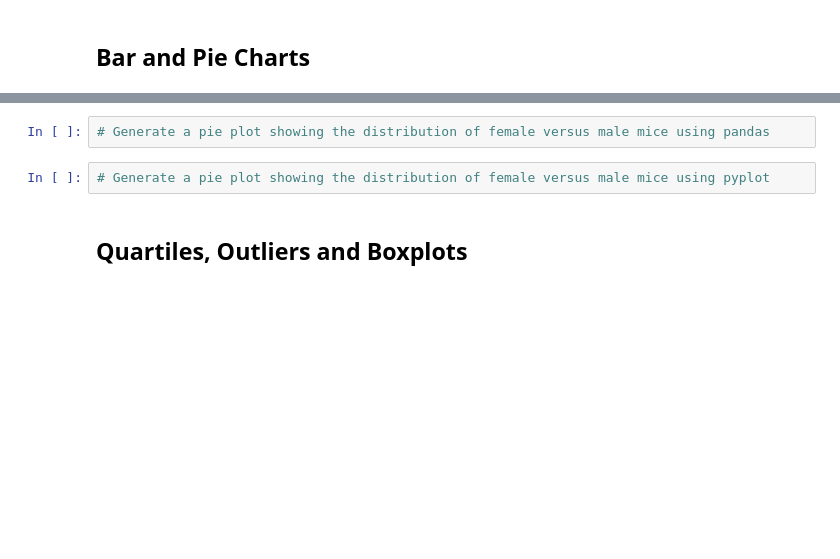
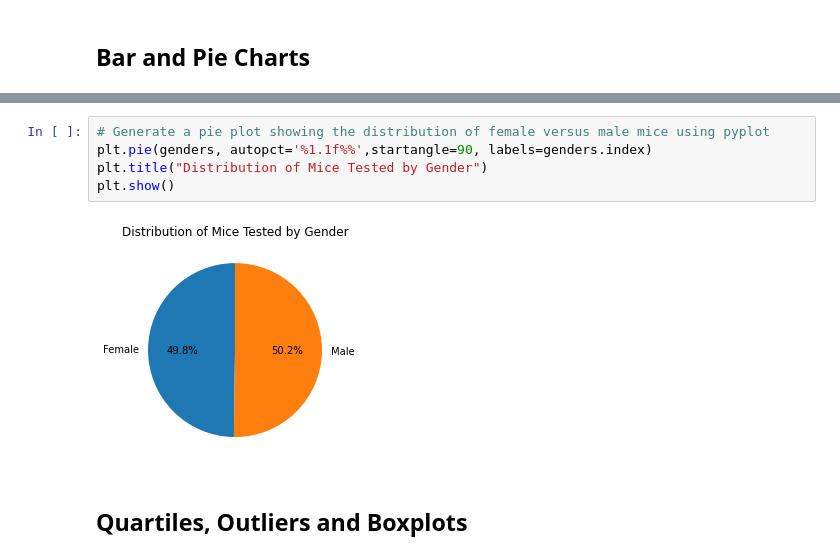
Before and after one commit to MarcyVampQueen/Matplotlib-challenge, a Jupyter notebook: Pymaceuticals/pymaceuticals_starter.ipynb, the cells around one changed output, grey strips where cells are left out. Cells and saved outputs as stored; diff of their text form; blank space fills up the shorter version.

```diff
--- a/Pymaceuticals/pymaceuticals_starter.ipynb
+++ b/Pymaceuticals/pymaceuticals_starter.ipynb
@@ -115,7 +139,10 @@ regimens["Tumor Volume (mm3)"].agg(func=['mean','median','var','std','sem'])
 # %%
-# Generate a pie plot showing the distribution of female versus male mice using pandas
+# Generate a pie plot showing the distribution of female versus male mice using pyplot
+plt.pie(genders, autopct='%1.1f%%',startangle=90, labels=genders.index)
+plt.title("Distribution of Mice Tested by Gender")
+plt.show()
+# %% [output]
+[figure, added]
-# %%
-# Generate a pie plot showing the distribution of female versus male mice using pyplot
 # %% [markdown]
 ## Quartiles, Outliers and Boxplots
 # %%
```
Also changed, not shown: parts of 3 cells of this notebook.
